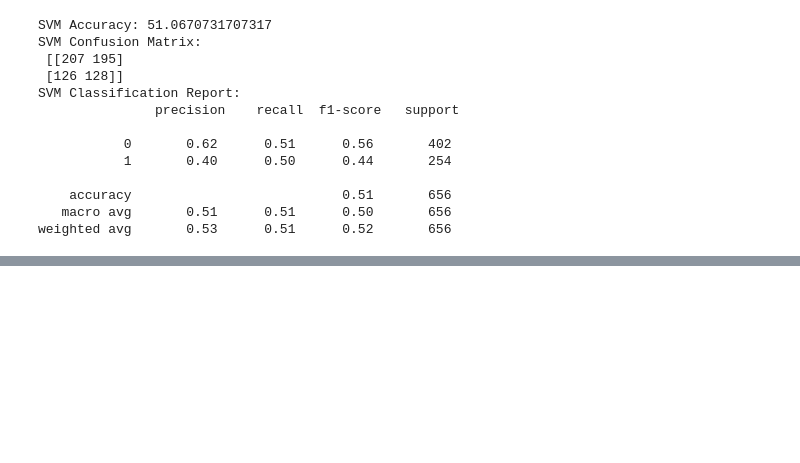
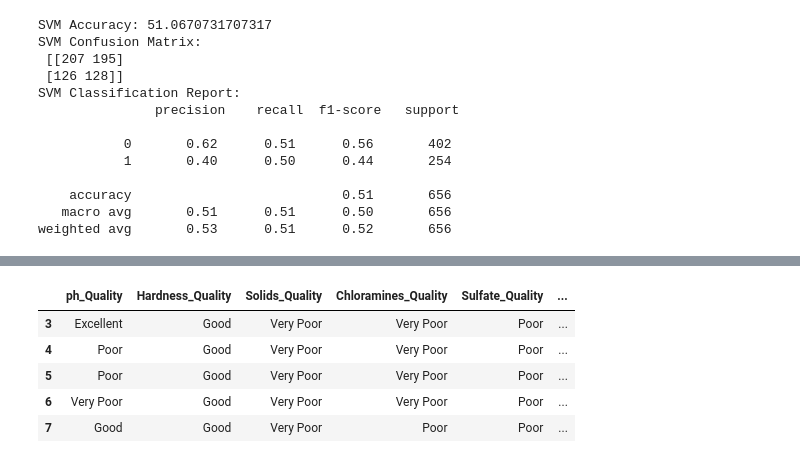
Before and after one commit to sarvaniny/water-quality-analysis-using-ML, a Jupyter notebook: Water Quality Analysis.ipynb, the cells around one changed output, grey strips where cells are left out. Saved outputs shown, nothing was run; the diff lists cells and outputs as text; code cells hidden in the pictures; blank space fills up the shorter version.

```diff
--- a/Water Quality Analysis.ipynb
+++ b/Water Quality Analysis.ipynb
@@ -606,0 +672,70 @@ weighted avg       0.53      0.51      0.52       656
+# %%
+def categorize(value, thresholds):
+    for category, (low, high) in thresholds.items():
+        if low <= value <= high:
+            return category
+    return "Very Poor"
+
+# Define thresholds for all dataset parameters
+thresholds_dict = {
+    'ph': {
+        'Excellent': (6.5, 8.5),
+        'Good': (6.0, 9.0),
+        'Poor': (5.5, 9.5)
+    },
+    'Hardness': {
+        'Excellent': (0, 150),
+        'Good': (151, 300),
+        'Poor': (301, 500)
+    },
+    'Solids': {
+        'Excellent': (0, 300),
+        'Good': (301, 500),
+        'Poor': (501, 1000)
+    },
+    'Chloramines': {
+        'Excellent': (0, 2),
+        'Good': (2.1, 4),
+        'Poor': (4.1, 6)
+    },
+    'Sulfate': {
+        'Excellent': (0, 150),
+        'Good': (151, 250),
+        'Poor': (251, 400)
+    },
+    'Conductivity': {
+        'Excellent': (100, 300),
+        'Good': (301, 800),
+        'Poor': (801, 1500)
+    },
+    'Organic_carbon': {
+        'Excellent': (0, 1),
+        'Good': (1.1, 3),
+        'Poor': (3.1, 5)
+    },
+    'Trihalomethanes': {
+        'Excellent': (0, 40),
+        'Good': (41, 80),
+        'Poor': (81, 120)
+    },
+    'Turbidity': {
+        'Excellent': (0, 1),
+        'Good': (1.1, 3),
+        'Poor': (3.1, 5)
+    }
+}
+
+# Apply categorization for all available columns
+for col, thresholds in thresholds_dict.items():
+    if col in df.columns:
+        df[col + "_Quality"] = df[col].apply(lambda x: categorize(x, thresholds))
+
+# Preview categorized data
+df[[col + "_Quality" for col in thresholds_dict if col in df.columns]].head()
+# %% [output]
+|  | ph_Quality | Hardness_Quality | Solids_Quality | Chloramines_Quality | Sulfate_Quality | ... |
+| 3 | Excellent | Good | Very Poor | Very Poor | Poor | ... |
+| 4 | Poor | Good | Very Poor | Very Poor | Poor | ... |
+| 5 | Poor | Good | Very Poor | Very Poor | Poor | ... |
+| 6 | Very Poor | Good | Very Poor | Very Poor | Poor | ... |
+| 7 | Good | Good | Very Poor | Poor | Poor | ... |
```
Also changed, not shown: parts of 8 cells of this notebook.
